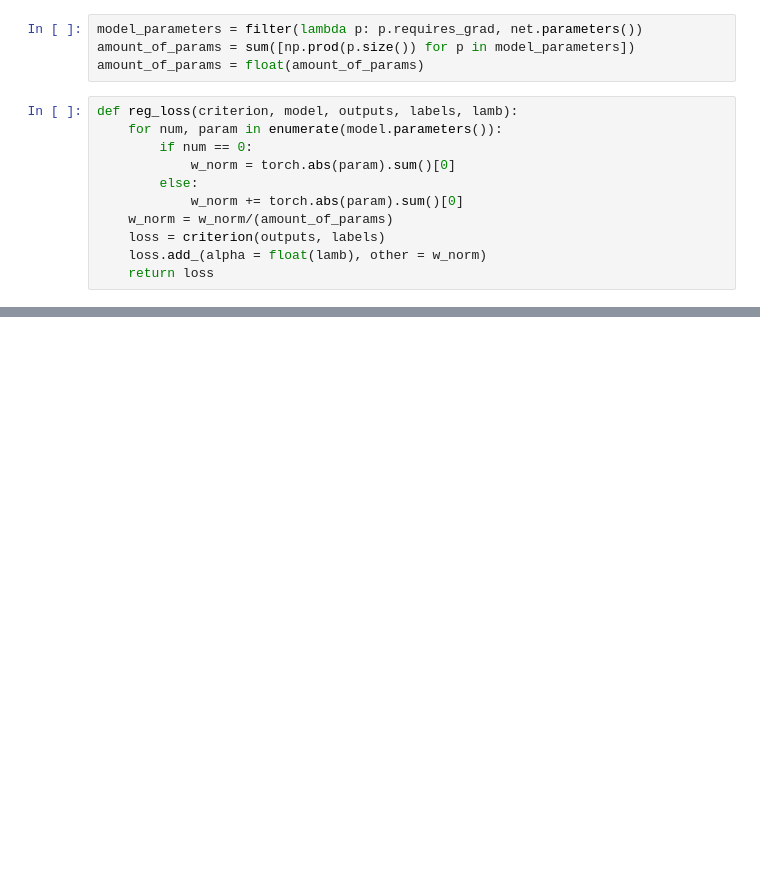
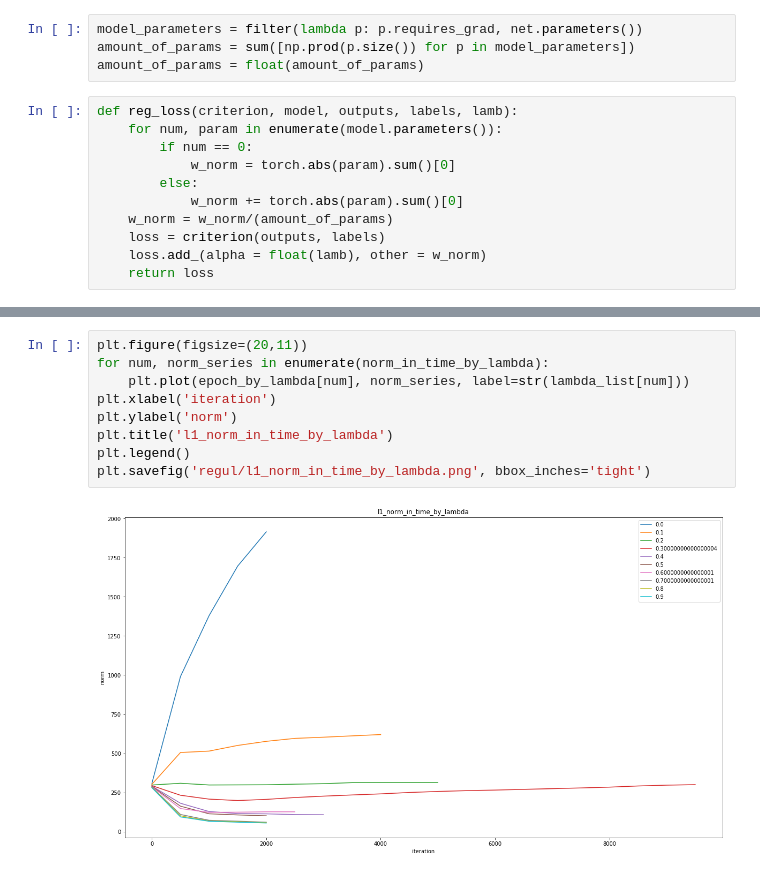
Before and after one commit to SultanovAR/mephi_course_neuro, a Jupyter notebook: bdz/regul.ipynb, the cells around one changed output, grey strips where cells are left out. Saved outputs shown, nothing was run; the diff lists cells and outputs as text; blank space fills up the shorter version.

```diff
--- a/bdz/regul.ipynb
+++ b/bdz/regul.ipynb
@@ -281,0 +310,11 @@ torch.save(net.state_dict(), 'rprop/net_params.pkl')
+# %%
+plt.figure(figsize=(20,11))
+for num, norm_series in enumerate(norm_in_time_by_lambda):
+    plt.plot(epoch_by_lambda[num], norm_series, label=str(lambda_list[num]))
+plt.xlabel('iteration')
+plt.ylabel('norm')
+plt.title('l1_norm_in_time_by_lambda')
+plt.legend()
+plt.savefig('regul/l1_norm_in_time_by_lambda.png', bbox_inches='tight')
+# %% [output]
+[figure, added]
```
Also changed, not shown: parts of 13 cells of this notebook, 5 other files.
